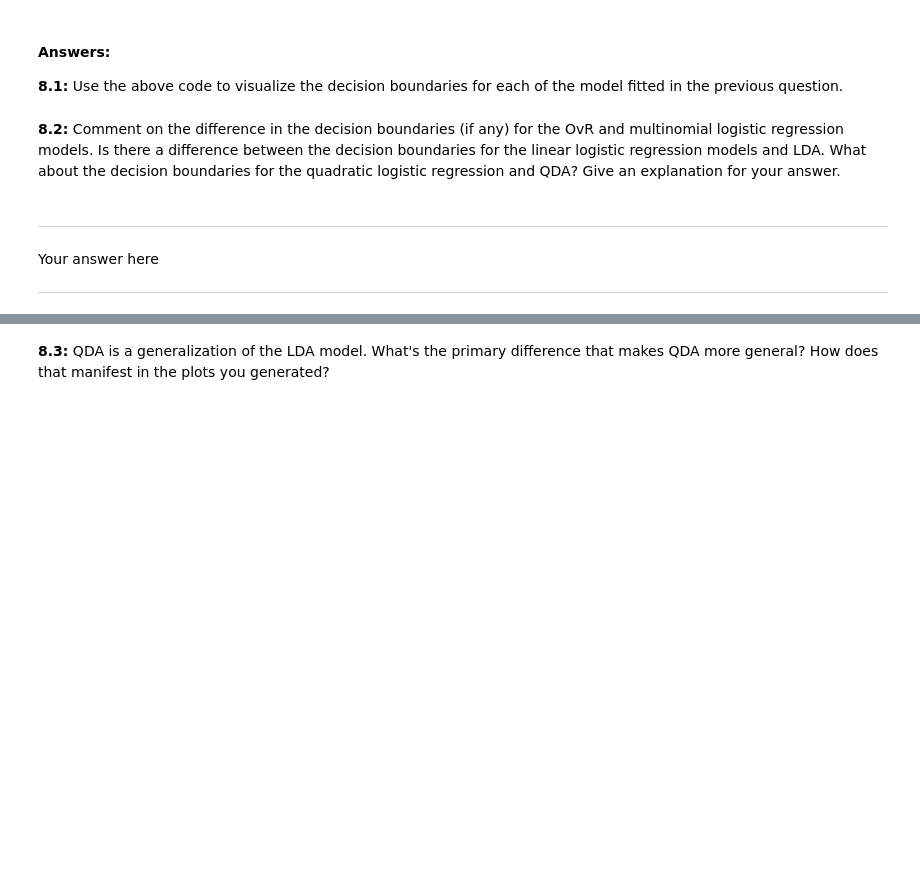
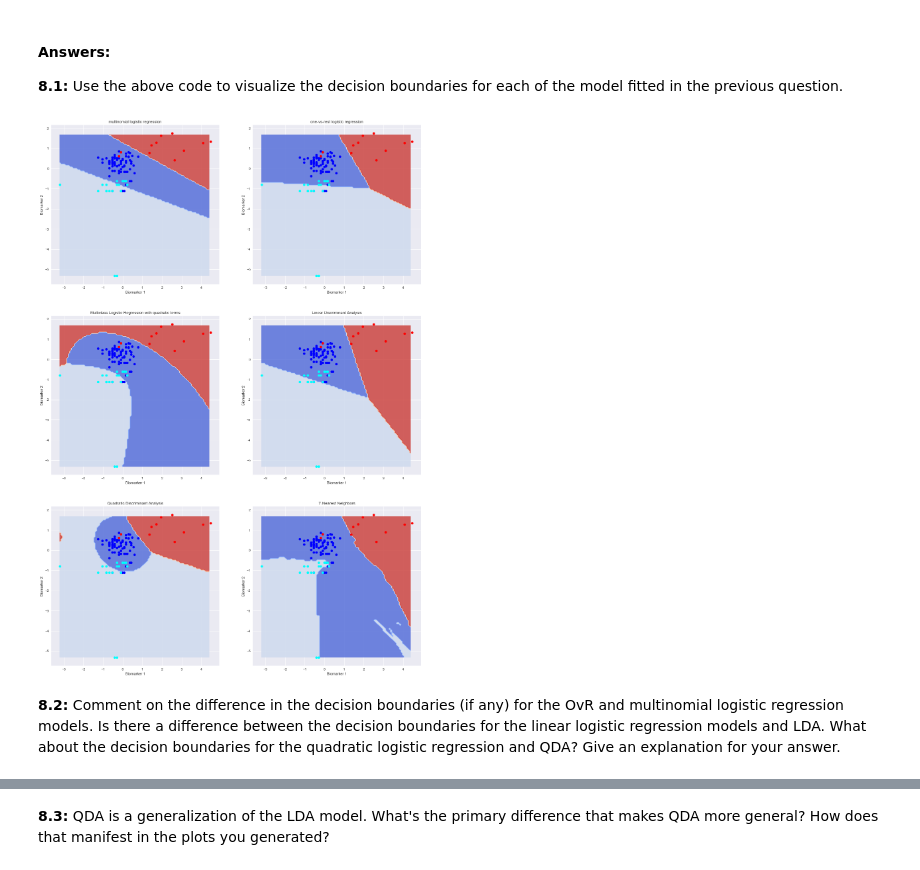
Before and after one commit to karanbhandarkar/CSCIS-109a-IntroductionToDataScience, a Jupyter notebook: Week 5/HW5/cs109_hw5.ipynb, the cells around one changed output, grey strips where cells are left out. Cells and saved outputs as stored; diff of their text form; code cells hidden in the pictures; blank space fills up the shorter version.

```diff
--- a/Week 5/HW5/cs109_hw5.ipynb
+++ b/Week 5/HW5/cs109_hw5.ipynb
@@ -609,0 +649,4 @@ Your answer here
+# %%
+fitted_lda = LinearDiscriminantAnalysis().fit(x_train, y_train)
+print("Train set score: {0:4.4}%".format(fitted_lda.score(x_train, y_train)*100))
+print("Test set score: {0:4.4}%".format(fitted_lda.score(x_test, y_test)*100))
@@ -609,0 +656,4 @@ Your answer here
+# %%
+fitted_qda = QuadraticDiscriminantAnalysis().fit(x_train, y_train)
+print("Train set score: {0:4.4}%".format(fitted_qda.score(x_train, y_train)*100))
+print("Test set score: {0:4.4}%".format(fitted_qda.score(x_test, y_test)*100))
@@ -609,0 +663,15 @@ Your answer here
+# %%
+results = np.zeros((10,3))
+for i,n in enumerate(range(1,11)):
+    model = KNeighborsClassifier(n_neighbors = n)
+    results[i,:] = cross_val_score(model, x_train, y_train, cv=3)
+
+results_df = pd.DataFrame(results, index=list(range(1,11)), columns= ["CV1","CV2","CV3"])
+results_df['meanCV'] = np.mean(results, axis=1)
+
+print(np.mean(results, 1))
+print('7 nearest neighbors looks to be optimal')
+
+optimal_knn = KNeighborsClassifier(n_neighbors = 6).fit(x_train, y_train)
+print("Train set score: {0:4.4}%".format(optimal_knn.score(x_train, y_train)*100))
+print("Test set score: {0:4.4}%".format(optimal_knn.score(x_test, y_test)*100))
@@ -693,7 +764,26 @@ Also, if you have loaded the data sets into `pandas` data frames, you may use th
+# %%
+# your code here
+fig, ax = plt.subplots(3,2, figsize=(20,30))
+
+plot_decision_boundary(x_train.values, y_train.values,
+                       fitted_lr_multi, 'multinomial logistic regression', ax[0,0])
+
+plot_decision_boundary(x_train.values, y_train.values,
+                       fitted_lr_ovr, 'one-vs-rest logistic regression', ax[0,1])
+
+plot_decision_boundary(x_train.values, y_train.values,
+                       fitted_lr_multi_quad, 'Multiclass Logistic Regression with quadratic terms',
+                       ax[1,0], poly_degree=2)
+
+plot_decision_boundary(x_train.values, y_train.values,
+                       fitted_lda, 'Linear Discriminant Analysis', ax[1,1])
+
+plot_decision_boundary(x_train.values, y_train.values,
+                       fitted_qda, 'Quadratic Discriminant Analysis', ax[2,0])
+
+plot_decision_boundary(x_train.values, y_train.values,
+                       optimal_knn, '7-Nearest Neighbors', ax[2,1])
+# %% [output]
+[figure, added]
 # %% [markdown]
 **8.2:** Comment on the difference in the decision boundaries (if any) for the OvR and multinomial logistic regression models. Is there a difference between the decision boundaries for the linear logistic regression models and LDA. What about the decision boundaries for the quadratic logistic regression and QDA? Give an explanation for your answer.
-# %% [markdown]
----
-Your answer here
-
----
```
Also changed, not shown: parts of 29 cells of this notebook.
